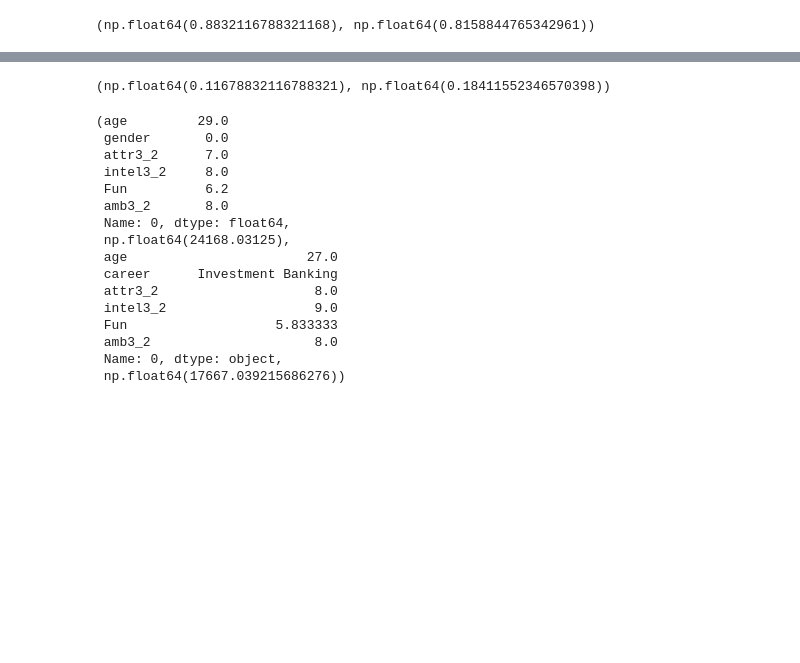
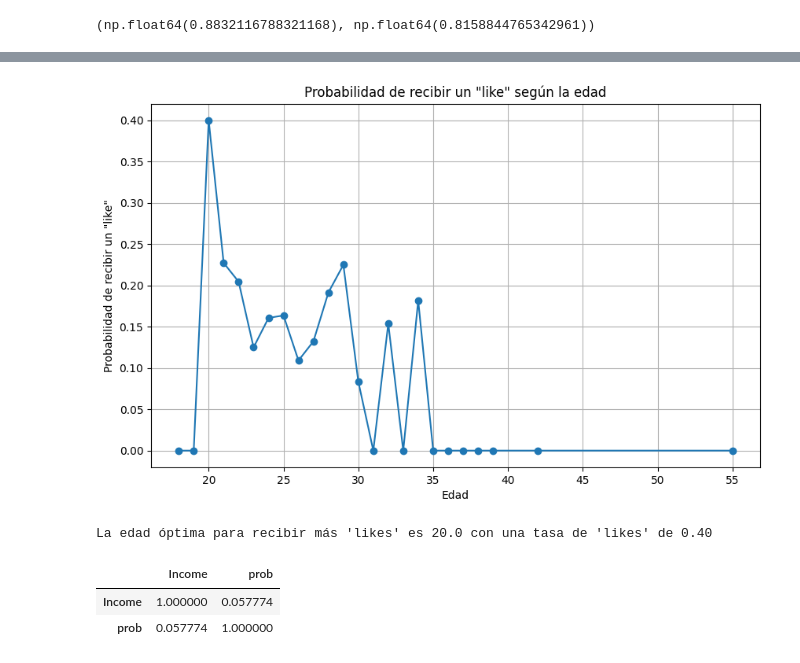
Before and after one commit to unmetro/PrograCienciasDeDatos, a Jupyter notebook: ProyectoProgra/Proyecto_progra.ipynb, the cells around one changed output, grey strips where cells are left out. Drawn from its saved outputs; the diff is of its cells as text; code cells hidden in the pictures; blank space fills up the shorter version.

```diff
--- a/ProyectoProgra/Proyecto_progra.ipynb
+++ b/ProyectoProgra/Proyecto_progra.ipynb
@@ -335,44 +247,35 @@ caracteristicas_mujeres_rechazadas.iloc[0],salario_mujeres_rechazadas, caracteri
  Name: 0, dtype: object,
  np.float64(20458.194690265485))
-# %%
-
-# 1.Que genero es mas aceptado, por que ?
-# Calcular la tasa de rechazo para cada género
-aceptacion_mujeres = dating_real_dataframe[mujeres]['match'].value_counts(normalize=True)[1]
-aceptacion_hombres = dating_real_dataframe[hombres]['match'].value_counts(normalize=True)[1]
-
-aceptacion_mujeres, aceptacion_hombres
-#Tasa de rechazo para mujeres: 11.67%
-#Tasa de rechazo para hombres: 18.41%
-# %% [output]
-(np.float64(0.11678832116788321), np.float64(0.18411552346570398))
-# %%
-# Que caracteristicas tienen en comun los usuarios rechazados
-# Características de las mujeres rechazadas
-caracteristicas_mujeres_aceptadas = dating_real_dataframe[mujeres & (dating_real_dataframe['match'] == 1)][['age','gender','attr3_2','intel3_2','Fun','amb3_2']].mode()
-salario_mujeres_aceptadas = dating_real_dataframe[mujeres & (dating_real_dataframe['match'] == 1)]['Income'].mean()
-
-
-# Características de los hombres rechazados
-caracteristicas_hombres_aceptados = dating_real_dataframe[hombres & (dating_real_dataframe['match'] == 1)][['age','career','attr3_2','intel3_2','Fun','amb3_2']].mode()
-salario_hombres_aceptados = dating_real_dataframe[hombres & (dating_real_dataframe['match'] == 1)]['Income'].mean()
-
-
-caracteristicas_mujeres_aceptadas.iloc[0],salario_mujeres_aceptadas, caracteristicas_hombres_aceptados.iloc[0],salario_hombres_aceptados
-# %% [output]
-(age         29.0
- gender       0.0
- attr3_2      7.0
- intel3_2     8.0
- Fun          6.2
- amb3_2       8.0
- Name: 0, dtype: float64,
- np.float64(24168.03125),
- age                       27.0
- career      Investment Banking
- attr3_2                    8.0
- intel3_2                   9.0
- Fun                   5.833333
- amb3_2                     8.0
- Name: 0, dtype: object,
- np.float64(17667.039215686276))
+# %%
+import matplotlib.pyplot as plt
+
+
+# Calcular la tasa de "likes" para cada edad
+likes_por_edad = dating_real_dataframe.groupby('age')['match'].mean()
+
+# Visualizar los resultados
+plt.figure(figsize=(10, 6))
+plt.plot(likes_por_edad.index, likes_por_edad.values, marker='o')
+plt.xlabel('Edad')
+plt.ylabel('Probabilidad de recibir un "like"')
+plt.title('Probabilidad de recibir un "like" según la edad')
+plt.grid(True)
+plt.show()
+
+# Encontrar la edad con la mayor tasa de "likes"
+edad_optima = likes_por_edad.idxmax()
+tasa_maxima_likes = likes_por_edad.max()
+
+print(f"La edad óptima para recibir más 'likes' es {edad_optima} con una tasa de 'likes' de {tasa_maxima_likes:.2f}")
+# %% [output]
+[figure, added]
+La edad óptima para recibir más 'likes' es 20.0 con una tasa de 'likes' de 0.40
+# %%
+ # tiene correlacion el sueldo con la probabilidad de aceptacion ?
+ relacion_ingresos_probabilidad = dating_real_dataframe[['Income', 'prob']].corr()
+ relacion_ingresos_probabilidad
+ #Coeficiente de correlación (0.57): Indica una correlación positiva moderada entre los ingresos y la probabilidad de ser aceptado. Esto sugiere que, en general, a medida que los ingresos aumentan, también tiende a aumentar la probabilidad de ser aceptado.
+# %% [output]
+|  | Income | prob |
+| Income | 1.000000 | 0.057774 |
+| prob | 0.057774 | 1.000000 |
```
Also changed, not shown: parts of 20 cells of this notebook.
